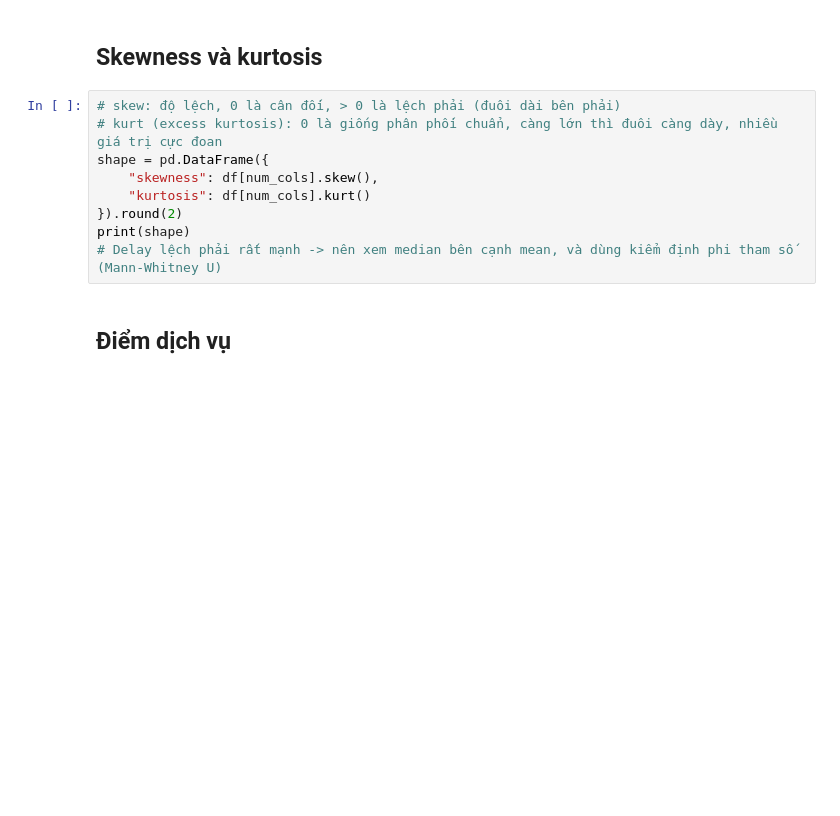
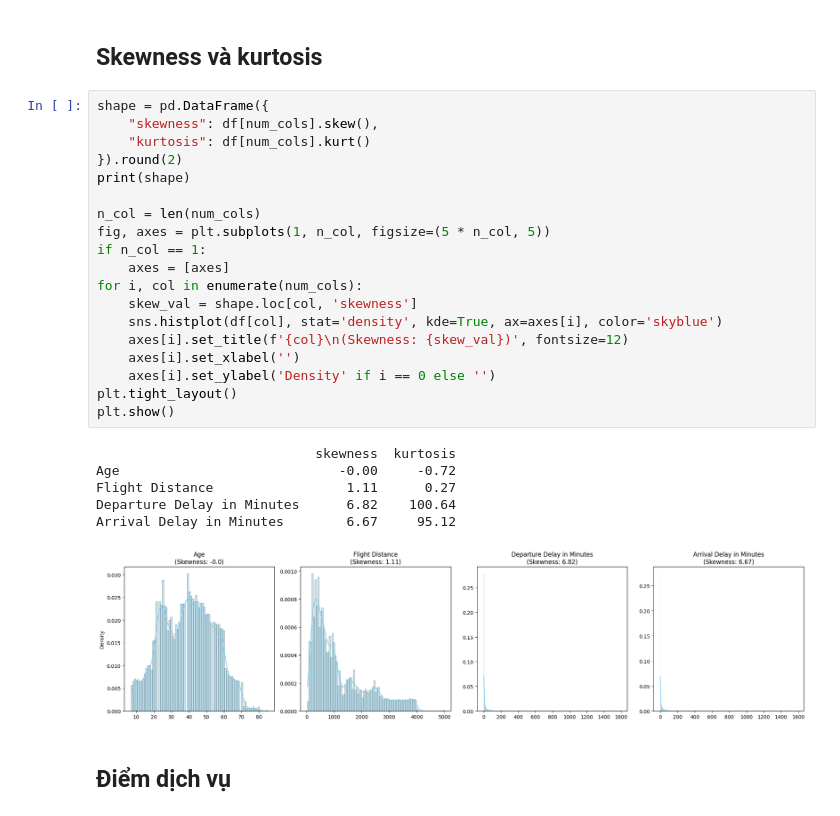
Before and after one commit to MachHongHai/Do-An-DA, a Jupyter notebook: 02_kiem_tra_du_lieu.ipynb, the cells around one changed output. Saved outputs shown, nothing was run; the diff lists cells and outputs as text; blank space fills up the shorter version.

```diff
--- a/02_kiem_tra_du_lieu.ipynb
+++ b/02_kiem_tra_du_lieu.ipynb
@@ -66,14 +112,31 @@ for col in num_cols:
 # %% [markdown]
 ## Skewness và kurtosis
 # %%
-# skew: độ lệch, 0 là cân đối, > 0 là lệch phải (đuôi dài bên phải)
-# kurt (excess kurtosis): 0 là giống phân phối chuẩn, càng lớn thì đuôi càng dày, nhiều giá trị cực đoan
 shape = pd.DataFrame({
     "skewness": df[num_cols].skew(),
     "kurtosis": df[num_cols].kurt()
 }).round(2)
 print(shape)
-# Delay lệch phải rất mạnh -> nên xem median bên cạnh mean, và dùng kiểm định phi tham số (Mann-Whitney U)
+
+n_col = len(num_cols)
+fig, axes = plt.subplots(1, n_col, figsize=(5 * n_col, 5))
+if n_col == 1:
+    axes = [axes]
+for i, col in enumerate(num_cols):
+    skew_val = shape.loc[col, 'skewness']
+    sns.histplot(df[col], stat='density', kde=True, ax=axes[i], color='skyblue')
+    axes[i].set_title(f'{col}\n(Skewness: {skew_val})', fontsize=12)
+    axes[i].set_xlabel('')
+    axes[i].set_ylabel('Density' if i == 0 else '')
+plt.tight_layout()
+plt.show()
+# %% [output]
+                            skewness  kurtosis
+Age                            -0.00     -0.72
+Flight Distance                 1.11      0.27
+Departure Delay in Minutes      6.82    100.64
+Arrival Delay in Minutes        6.67     95.12
+[figure, added]
 # %% [markdown]
 ## Điểm dịch vụ
 # %%
```
Also changed, not shown: parts of 10 cells of this notebook.
